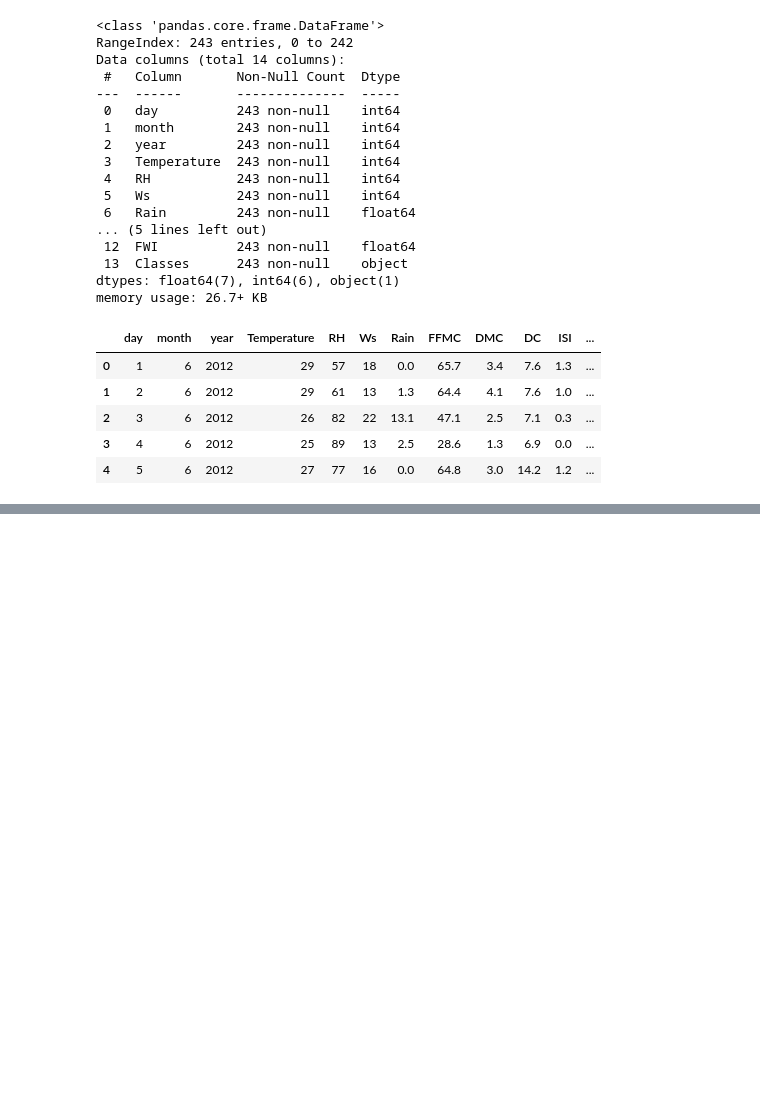
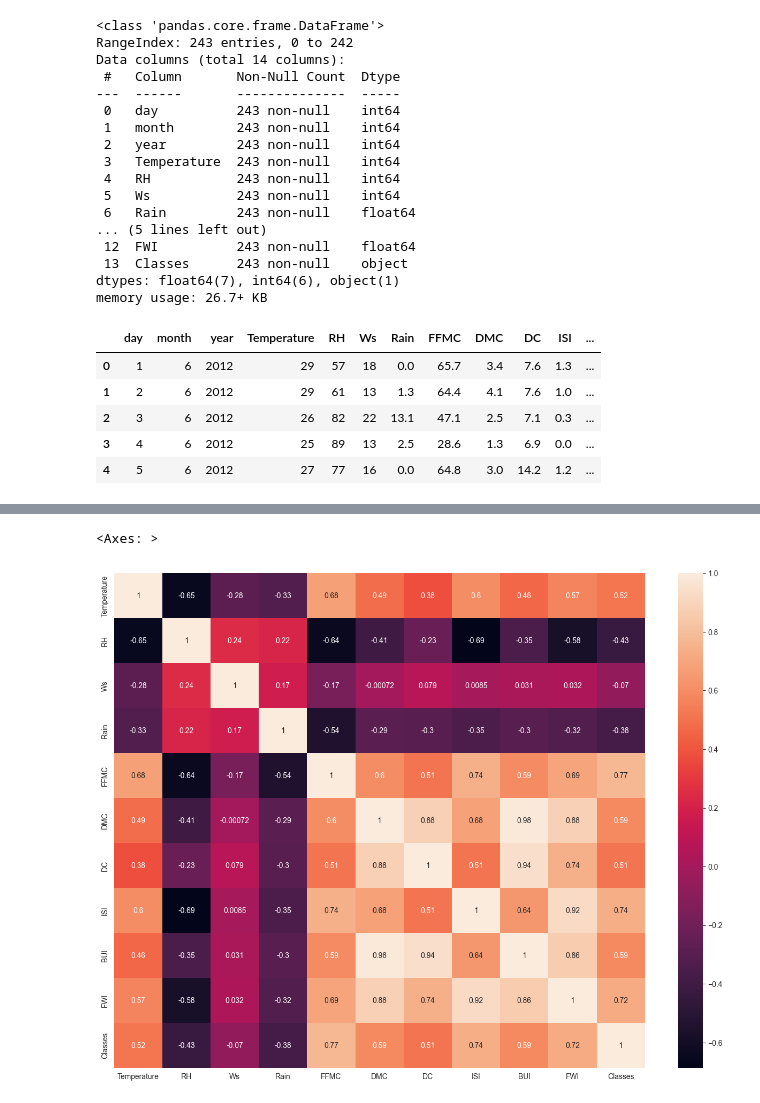
Before and after one commit to ShoaibMuhammad123/Specialization, a Jupyter notebook: 4. Machine Learning/2. Ridge Lasso and ElasticNet Regression/1. data cleaning.ipynb, the cells around one changed output, grey strips where cells are left out. Cells and saved outputs as stored; diff of their text form; code cells hidden in the pictures; blank space fills up the shorter version.

```diff
--- a/4. Machine Learning/2. Ridge Lasso and ElasticNet Regression/1. data cleaning.ipynb
+++ b/4. Machine Learning/2. Ridge Lasso and ElasticNet Regression/1. data cleaning.ipynb
@@ -248,0 +342,7 @@ df.head()
+# %%
+## to see the correlation in a better way we plot it
+plt.figure(figsize=(16,12))
+sns.heatmap(df_copy.corr(),annot=True)
+# %% [output]
+<Axes: >
+[figure, added]
```
Also changed, not shown: parts of 34 cells of this notebook, 1 other file.
